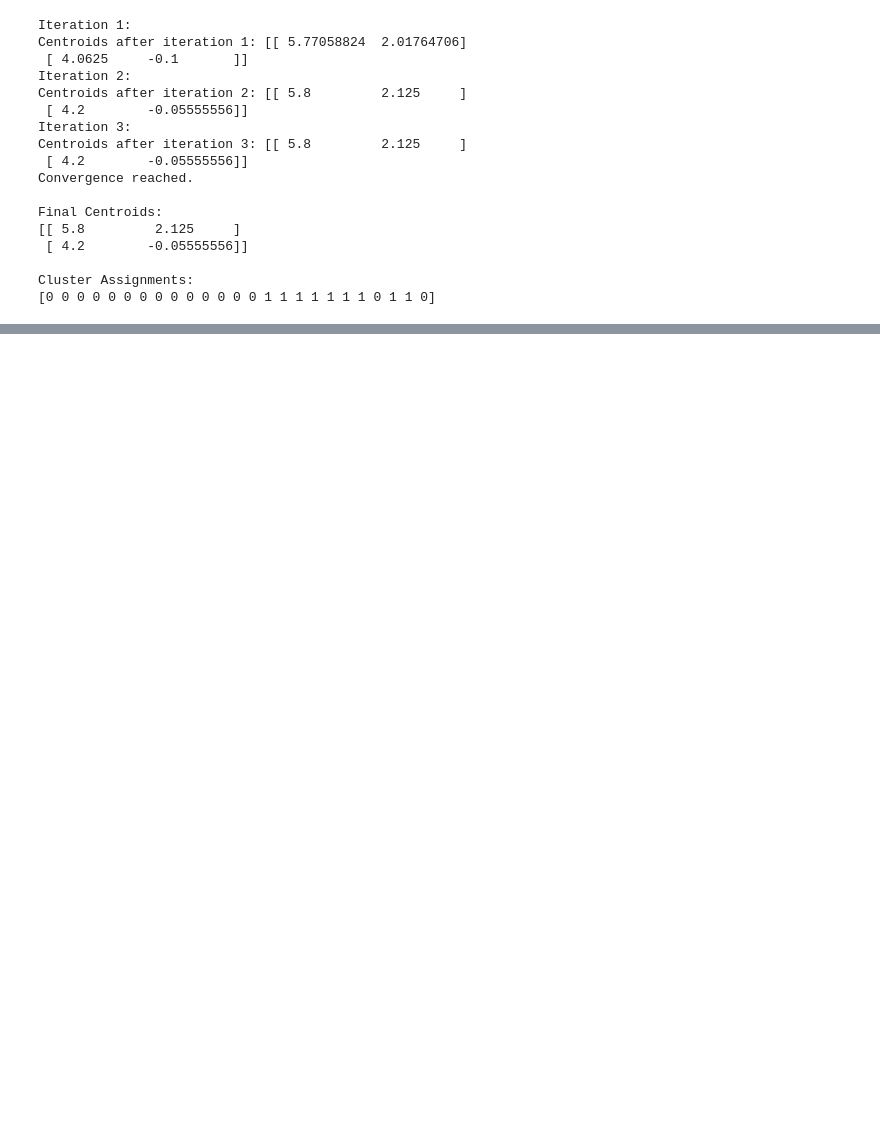
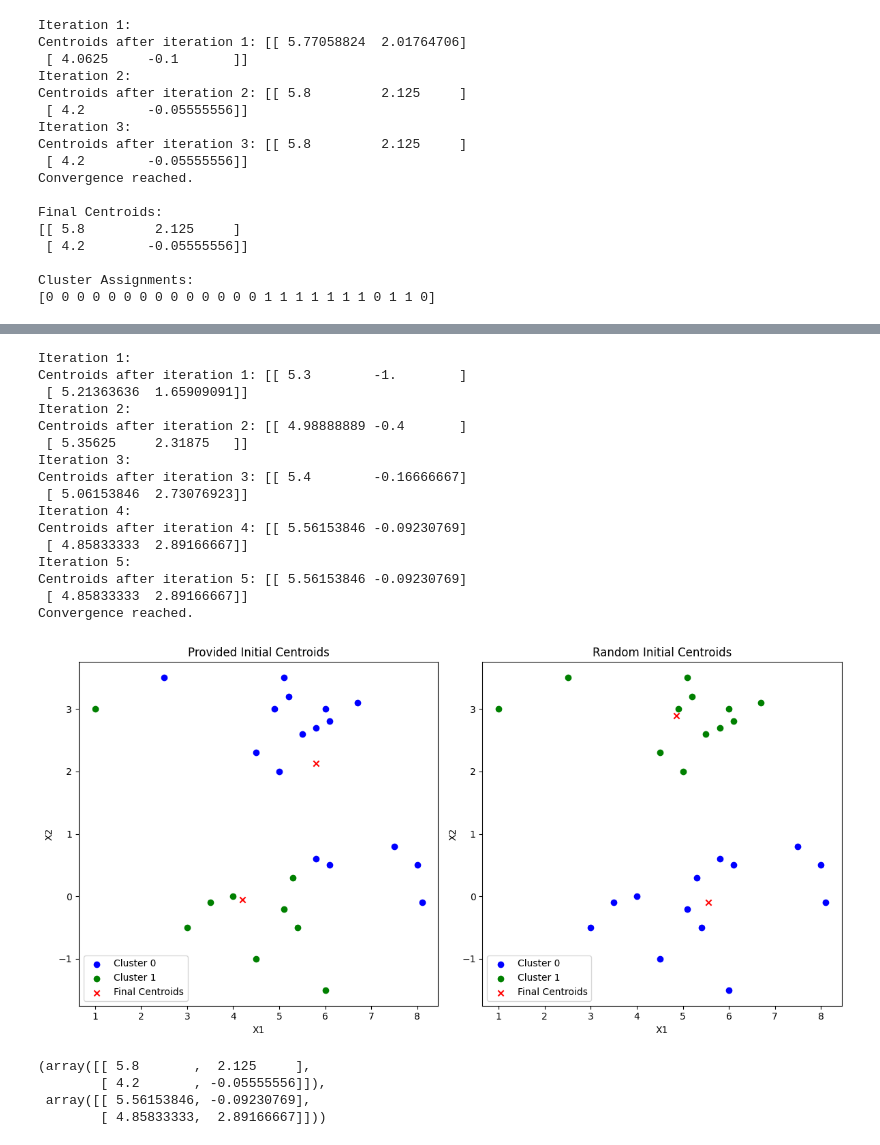
Before and after one commit to Vikranth3140/CSE343-ML, a Jupyter notebook: A4/Q2/code.ipynb, the cells around one changed output, grey strips where cells are left out. Saved outputs shown, nothing was run; the diff lists cells and outputs as text; code cells hidden in the pictures; blank space fills up the shorter version.

```diff
--- a/A4/Q2/code.ipynb
+++ b/A4/Q2/code.ipynb
@@ -127,0 +124,70 @@ Cluster Assignments:
+# %%
+import random
+
+# Function to randomly initialize centroids
+def random_initialize_centroids(X, k):
+    return X[random.sample(range(len(X)), k)]
+
+# Randomly initialize centroids
+random_centroids = random_initialize_centroids(X, 2)
+
+# Run KMeans with random initialization
+random_cluster_labels, random_final_centroids = kmeans(X, random_centroids)
+
+# Separate points by their new clusters (random initialization)
+random_cluster_0 = X[random_cluster_labels == 0]
+random_cluster_1 = X[random_cluster_labels == 1]
+
+# Plot the comparison
+plt.figure(figsize=(12, 6))
+
+# Subplot 1: Results with provided initial centroids
+plt.subplot(1, 2, 1)
+plt.scatter(cluster_0[:, 0], cluster_0[:, 1], color='blue', label='Cluster 0')
+plt.scatter(cluster_1[:, 0], cluster_1[:, 1], color='green', label='Cluster 1')
+plt.scatter(final_centroids[:, 0], final_centroids[:, 1], color='red', label='Final Centroids', marker='x')
+plt.title('Provided Initial Centroids')
+plt.xlabel('X1')
+plt.ylabel('X2')
+plt.legend()
+
+# Subplot 2: Results with random initial centroids
+plt.subplot(1, 2, 2)
+plt.scatter(random_cluster_0[:, 0], random_cluster_0[:, 1], color='blue', label='Cluster 0')
+plt.scatter(random_cluster_1[:, 0], random_cluster_1[:, 1], color='green', label='Cluster 1')
+plt.scatter(random_final_centroids[:, 0], random_final_centroids[:, 1], color='red', label='Final Centroids', marker='x')
+plt.title('Random Initial Centroids')
+plt.xlabel('X1')
+plt.ylabel('X2')
+plt.legend()
+
+plt.tight_layout()
+plt.show()
+
+# Display the final centroids for comparison
+final_centroids_provided = final_centroids
+final_centroids_random = random_final_centroids
+
+(final_centroids_provided, final_centroids_random)
+# %% [output]
+Iteration 1:
+Centroids after iteration 1: [[ 5.3        -1.        ]
+ [ 5.21363636  1.65909091]]
+Iteration 2:
+Centroids after iteration 2: [[ 4.98888889 -0.4       ]
+ [ 5.35625     2.31875   ]]
+Iteration 3:
+Centroids after iteration 3: [[ 5.4        -0.16666667]
+ [ 5.06153846  2.73076923]]
+Iteration 4:
+Centroids after iteration 4: [[ 5.56153846 -0.09230769]
+ [ 4.85833333  2.89166667]]
+Iteration 5:
+Centroids after iteration 5: [[ 5.56153846 -0.09230769]
+ [ 4.85833333  2.89166667]]
+Convergence reached.
+[figure, added]
+(array([[ 5.8       ,  2.125     ],
+        [ 4.2       , -0.05555556]]),
+ array([[ 5.56153846, -0.09230769],
+        [ 4.85833333,  2.89166667]]))
```
Also changed, not shown: parts of 2 cells of this notebook.
